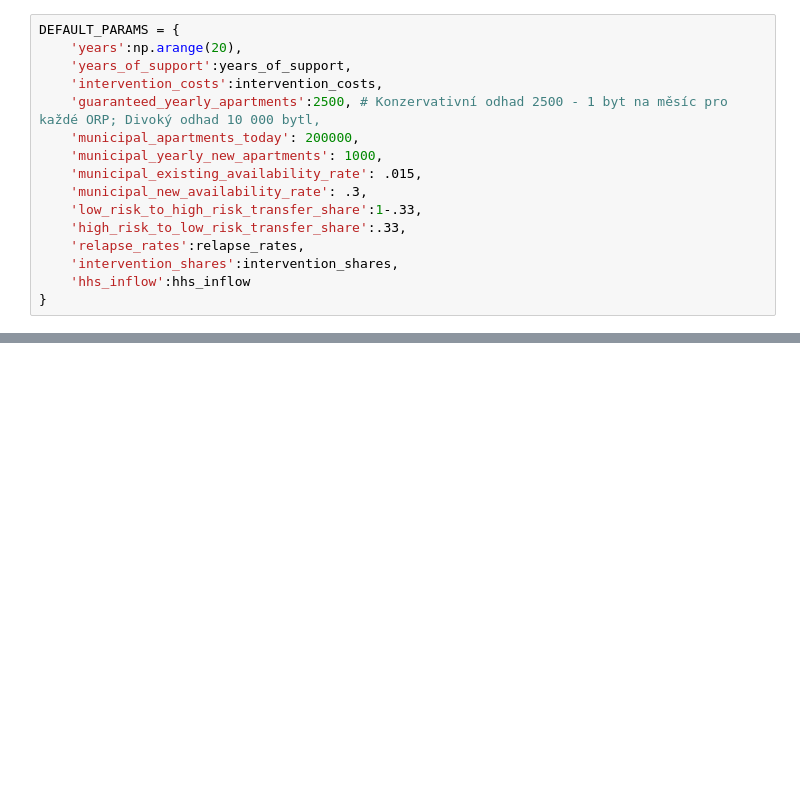
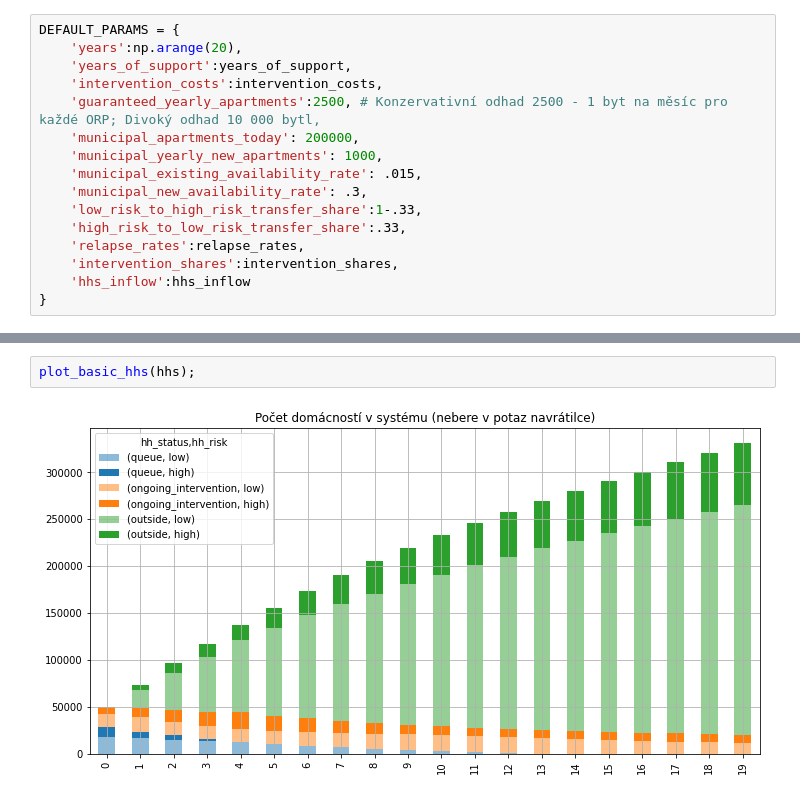
Before and after one commit to vitekzkytek/SocialHousingModel, a Jupyter notebook: model.ipynb, the cells around one changed output, grey strips where cells are left out. Drawn from its saved outputs; the diff is of its cells as text; blank space fills up the shorter version.

```diff
--- a/model.ipynb
+++ b/model.ipynb
@@ -335,0 +363,4 @@ plot_two_param_variation(
+# %%
+plot_basic_hhs(hhs);
+# %% [output]
+[figure, added]
```
Also changed, not shown: parts of 52 cells of this notebook, 4 other files.
